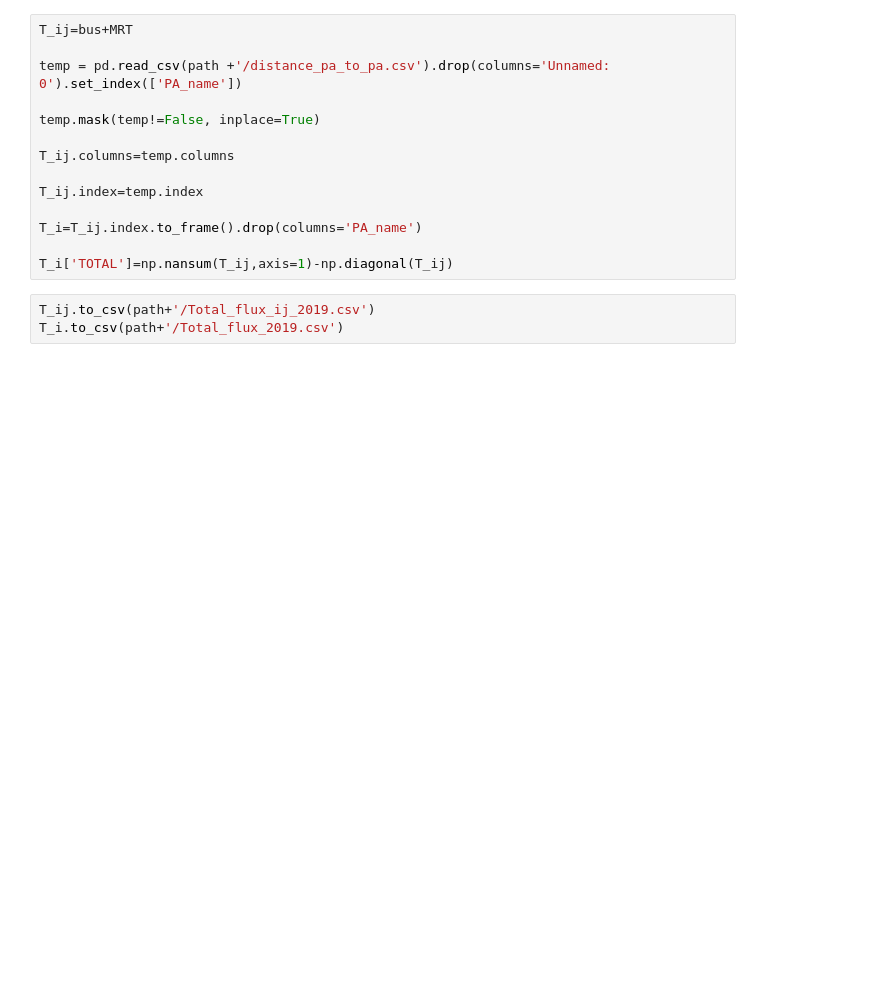
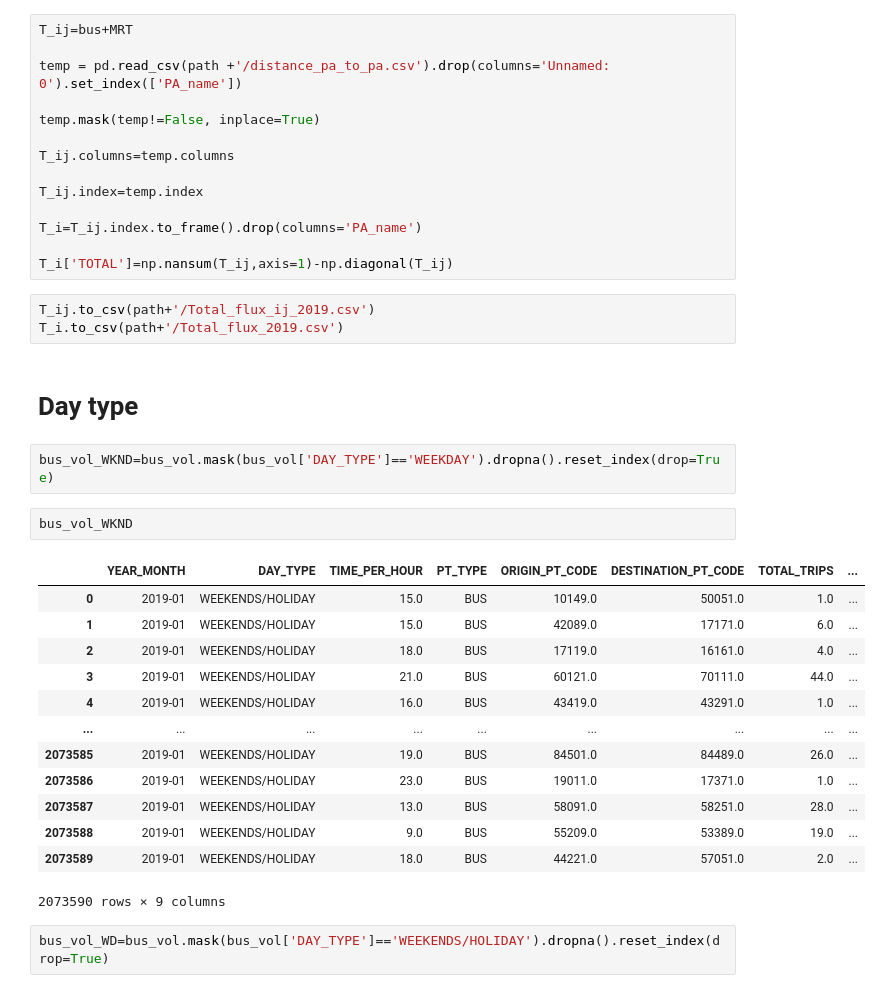
Before and after one commit to Pawpaw497/MPT-project, a Jupyter notebook: pop_flux_2019.ipynb, the cells around one changed output. Saved outputs shown, nothing was run; the diff lists cells and outputs as text; blank space fills up the shorter version.

```diff
--- a/pop_flux_2019.ipynb
+++ b/pop_flux_2019.ipynb
@@ -368,3 +368,25 @@ T_i['TOTAL']=np.nansum(T_ij,axis=1)-np.diagonal(T_ij)
 # %%
 T_ij.to_csv(path+'/Total_flux_ij_2019.csv')
 T_i.to_csv(path+'/Total_flux_2019.csv')
+# %% [markdown]
+# Day type
+# %%
+bus_vol_WKND=bus_vol.mask(bus_vol['DAY_TYPE']=='WEEKDAY').dropna().reset_index(drop=True)
+# %%
+bus_vol_WKND
+# %% [output]
+|  | YEAR_MONTH | DAY_TYPE | TIME_PER_HOUR | PT_TYPE | ORIGIN_PT_CODE | DESTINATION_PT_CODE | TOTAL_TRIPS | ... |
+| 0 | 2019-01 | WEEKENDS/HOLIDAY | 15.0 | BUS | 10149.0 | 50051.0 | 1.0 | ... |
+| 1 | 2019-01 | WEEKENDS/HOLIDAY | 15.0 | BUS | 42089.0 | 17171.0 | 6.0 | ... |
+| 2 | 2019-01 | WEEKENDS/HOLIDAY | 18.0 | BUS | 17119.0 | 16161.0 | 4.0 | ... |
+| 3 | 2019-01 | WEEKENDS/HOLIDAY | 21.0 | BUS | 60121.0 | 70111.0 | 44.0 | ... |
+| 4 | 2019-01 | WEEKENDS/HOLIDAY | 16.0 | BUS | 43419.0 | 43291.0 | 1.0 | ... |
+| ... | ... | ... | ... | ... | ... | ... | ... | ... |
+| 2073585 | 2019-01 | WEEKENDS/HOLIDAY | 19.0 | BUS | 84501.0 | 84489.0 | 26.0 | ... |
+| 2073586 | 2019-01 | WEEKENDS/HOLIDAY | 23.0 | BUS | 19011.0 | 17371.0 | 1.0 | ... |
+| 2073587 | 2019-01 | WEEKENDS/HOLIDAY | 13.0 | BUS | 58091.0 | 58251.0 | 28.0 | ... |
+| 2073588 | 2019-01 | WEEKENDS/HOLIDAY | 9.0 | BUS | 55209.0 | 53389.0 | 19.0 | ... |
+| 2073589 | 2019-01 | WEEKENDS/HOLIDAY | 18.0 | BUS | 44221.0 | 57051.0 | 2.0 | ... |
+2073590 rows × 9 columns
+# %%
+bus_vol_WD=bus_vol.mask(bus_vol['DAY_TYPE']=='WEEKENDS/HOLIDAY').dropna().reset_index(drop=True)
```
Also changed, not shown: parts of 4 cells of this notebook, 12 other files.
